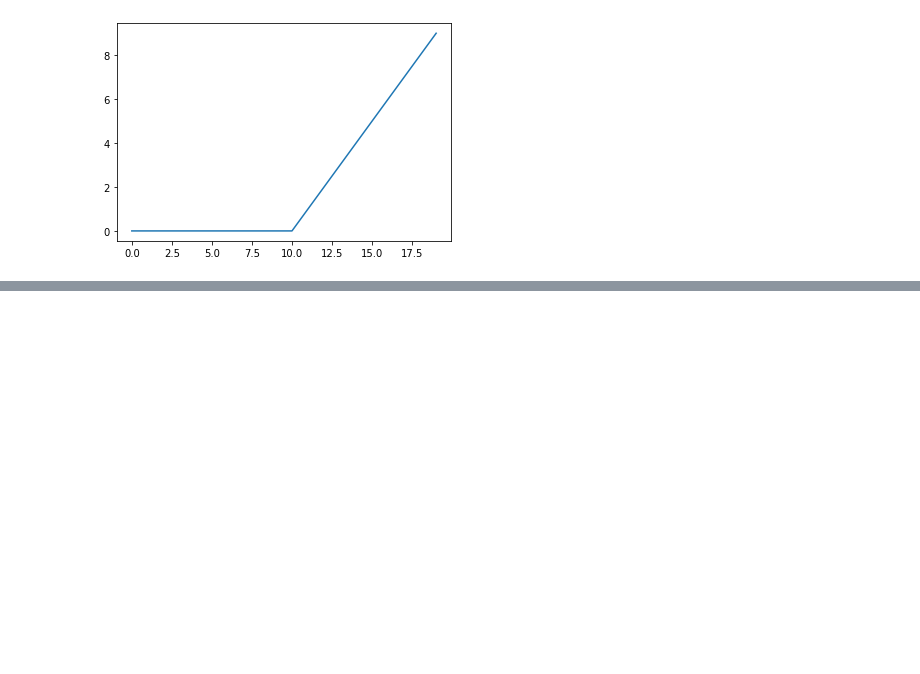
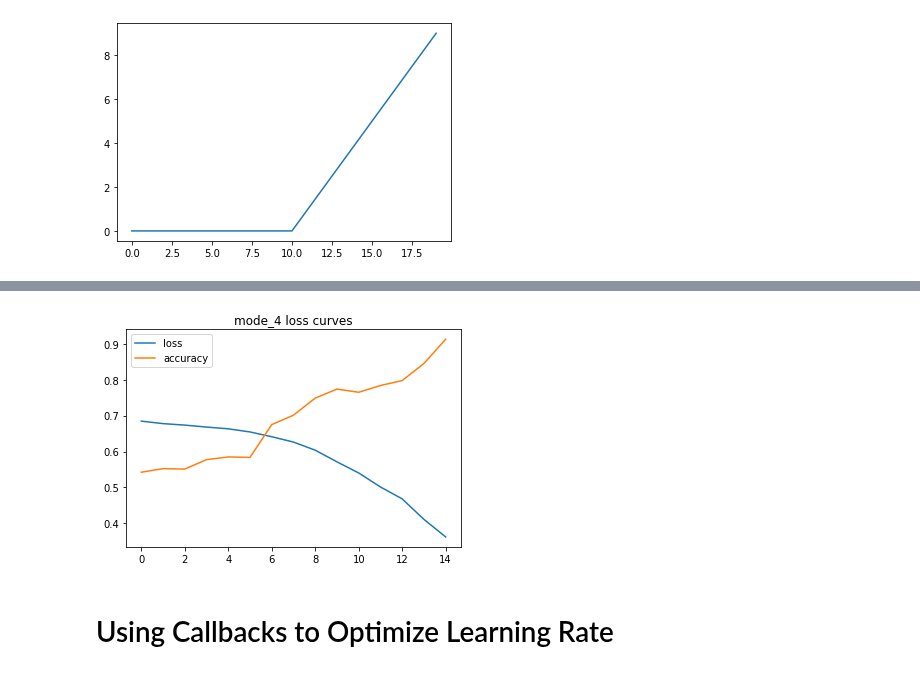
Before and after one commit to hiydavid/tfdev-learning, a Jupyter notebook: ZTM/notebooks/tfdev_02_neural_network_classification.ipynb, the cells around one changed output, grey strips where cells are left out. Cells and saved outputs as stored; diff of their text form; code cells hidden in the pictures; blank space fills up the shorter version.

```diff
--- a/ZTM/notebooks/tfdev_02_neural_network_classification.ipynb
+++ b/ZTM/notebooks/tfdev_02_neural_network_classification.ipynb
@@ -131,6 +133,8 @@ model_1.evaluate(X, y)
 # Improving The model
 # %%
 # classification requires sigmoid activation
+tf.random.set_seed(42)
+
 model_2 = tf.keras.Sequential([
     tf.keras.layers.Dense(1, activation='relu'),
     tf.keras.layers.Dense(1, activation='sigmoid')
@@ -142,6 +146,6 @@ model_2.compile(
     metrics=['accuracy']
 )
 
-model_2.fit(X, y, epochs=100, verbose=0)
+model_2.fit(X, y, epochs=50, verbose=0)
 model_2.evaluate(X, y)
 # %% [output]
@@ -150,8 +154,10 @@ model_2.evaluate(X, y)
 # %%
 # further improve by adding layers and changing optimizer
+tf.random.set_seed(42)
+
 model_3 = tf.keras.Sequential([
-    tf.keras.layers.Dense(100, activation='relu'),
-    tf.keras.layers.Dense(10, activation='relu'),
+    tf.keras.layers.Dense(4, activation='relu'),
+    tf.keras.layers.Dense(4, activation='relu'),
     tf.keras.layers.Dense(1, activation='sigmoid')
 ])
 
@@ -161,6 +167,6 @@ model_3.compile(
     metrics=['accuracy']
 )
 
-model_3.fit(X, y, epochs=100, verbose=0)
+model_3.fit(X, y, epochs=50, verbose=0)
 model_3.evaluate(X, y)
 # %% [output]
@@ -218,0 +227,6 @@ plt.plot(relu(A));
+# %%
+# split data into train & test sets
+X_train, y_train = X[:800], y[:800]
+X_test, y_test = X[800:], y[800:]
+
+X_train.shape, X_test.shape, y_train.shape, y_test.shape
@@ -218,0 +235,17 @@ plt.plot(relu(A));
+# %%
+# recreate model but with higher learning rate and fewer epochs
+tf.random.set_seed(42)
+
+model_4 = tf.keras.Sequential([
+    tf.keras.layers.Dense(4, activation="relu"),
+    tf.keras.layers.Dense(4, activation="relu"),
+    tf.keras.layers.Dense(1, activation="sigmoid")
+])
+
+model_4.compile(
+    loss=tf.keras.losses.BinaryCrossentropy(),
+    optimizer=tf.keras.optimizers.Adam(learning_rate=0.01),
+    metrics=["accuracy"]
+)
+
+history_4 = model_4.fit(X_train, y_train, epochs=15, verbose=1)
@@ -218,0 +276,8 @@ plt.plot(relu(A));
+# %%
+# plot
+pd.DataFrame(history_4.history).plot()
+plt.title("mode_4 loss curves");
+# %% [output]
+[figure, added]
+# %% [markdown]
+# Using Callbacks to Optimize Learning Rate
```
Also changed, not shown: parts of 15 cells of this notebook.
